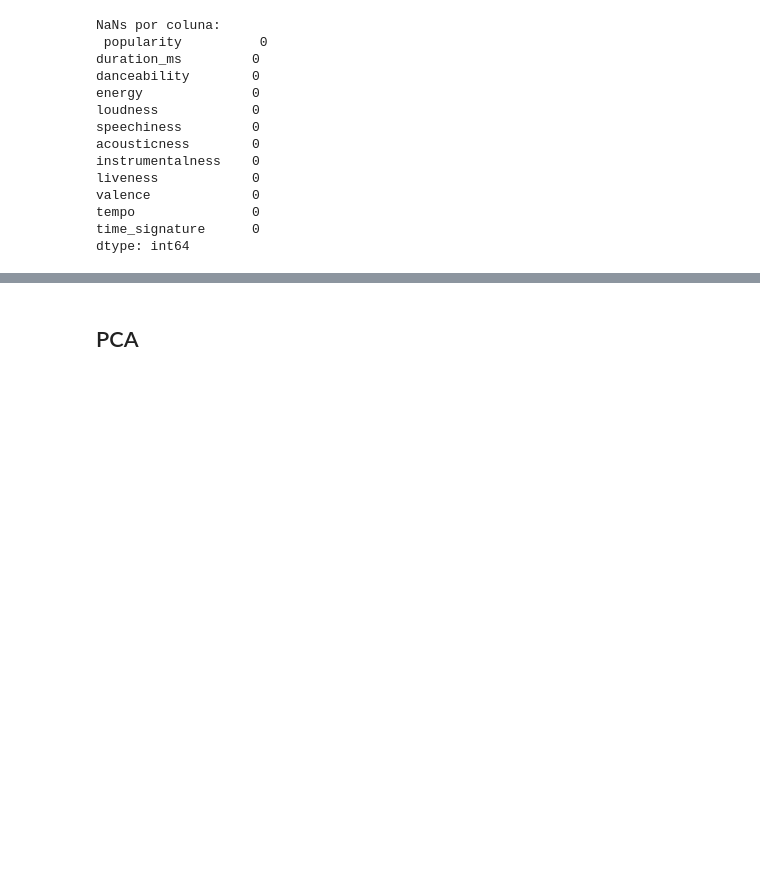
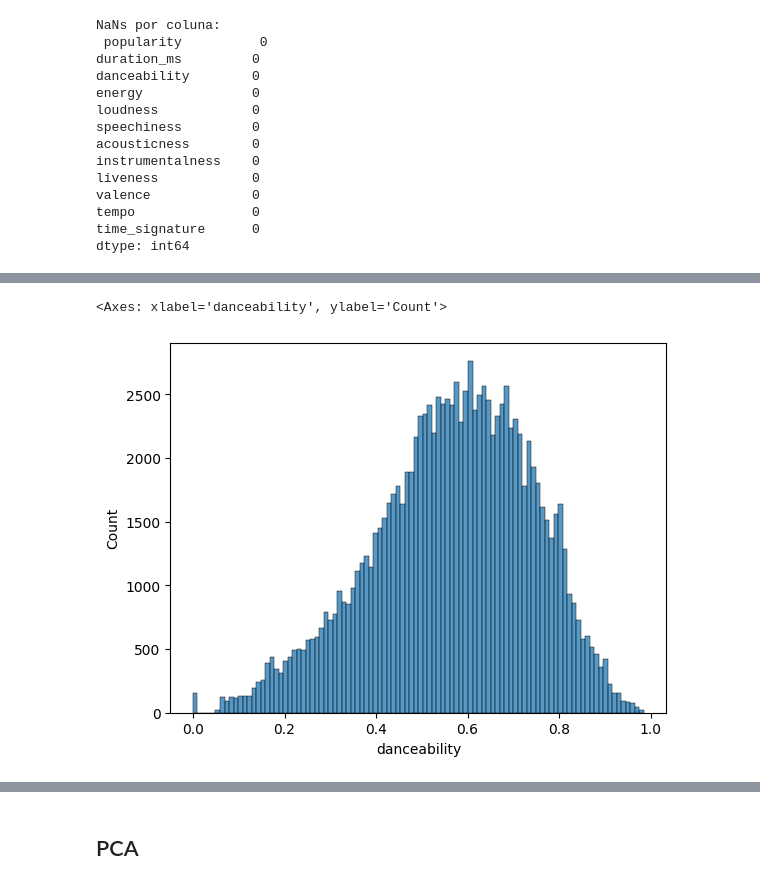
Before and after one commit to giu-garrido/projeto-integrador-5-semestre, a Jupyter notebook: analise_do_dataset.ipynb, the cells around one changed output, grey strips where cells are left out. Drawn from its saved outputs; the diff is of its cells as text; code cells hidden in the pictures; blank space fills up the shorter version.

```diff
--- a/analise_do_dataset.ipynb
+++ b/analise_do_dataset.ipynb
@@ -114,0 +137,5 @@ dtype: int64
+# %%
+sns.histplot(df['danceability'])
+# %% [output]
+<Axes: xlabel='danceability', ylabel='Count'>
+[figure, added]
```
Also changed, not shown: parts of 8 cells of this notebook.
